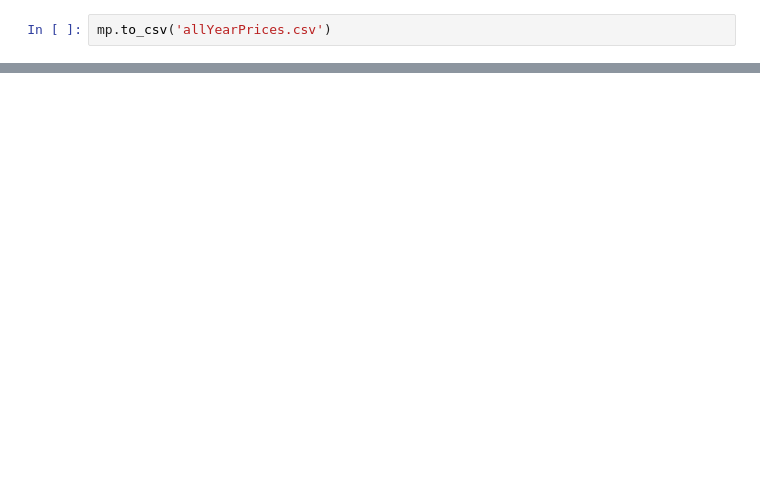
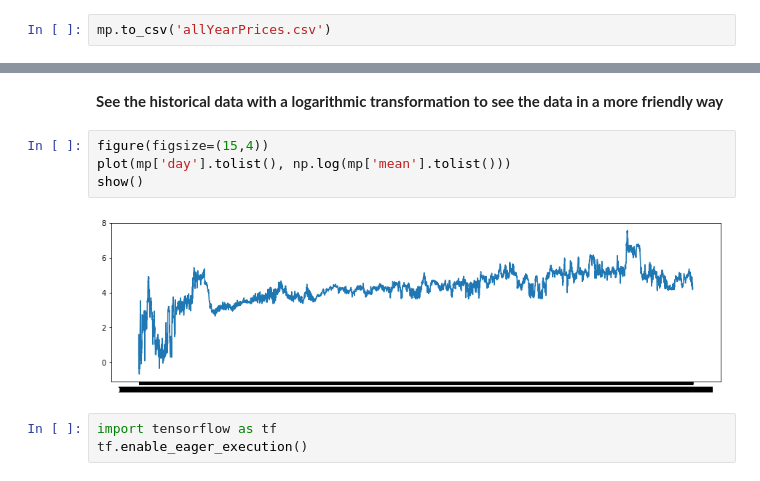
Before and after one commit to ann-2018-03/evaluacion-jdavidavendano, a Jupyter notebook: ada-01-precios.ipynb, the cells around one changed output, grey strips where cells are left out. Saved outputs shown, nothing was run; the diff lists cells and outputs as text; blank space fills up the shorter version.

```diff
--- a/ada-01-precios.ipynb
+++ b/ada-01-precios.ipynb
@@ -77,0 +78,11 @@ show()
+# %% [markdown]
+**See the historical data with a logarithmic transformation to see the data in a more friendly way**
+# %%
+figure(figsize=(15,4))
+plot(mp['day'].tolist(), np.log(mp['mean'].tolist()))
+show()
+# %% [output]
+[figure, added]
+# %%
+import tensorflow as tf
+tf.enable_eager_execution()
```
Also changed, not shown: parts of 12 cells of this notebook, 4 other files.
